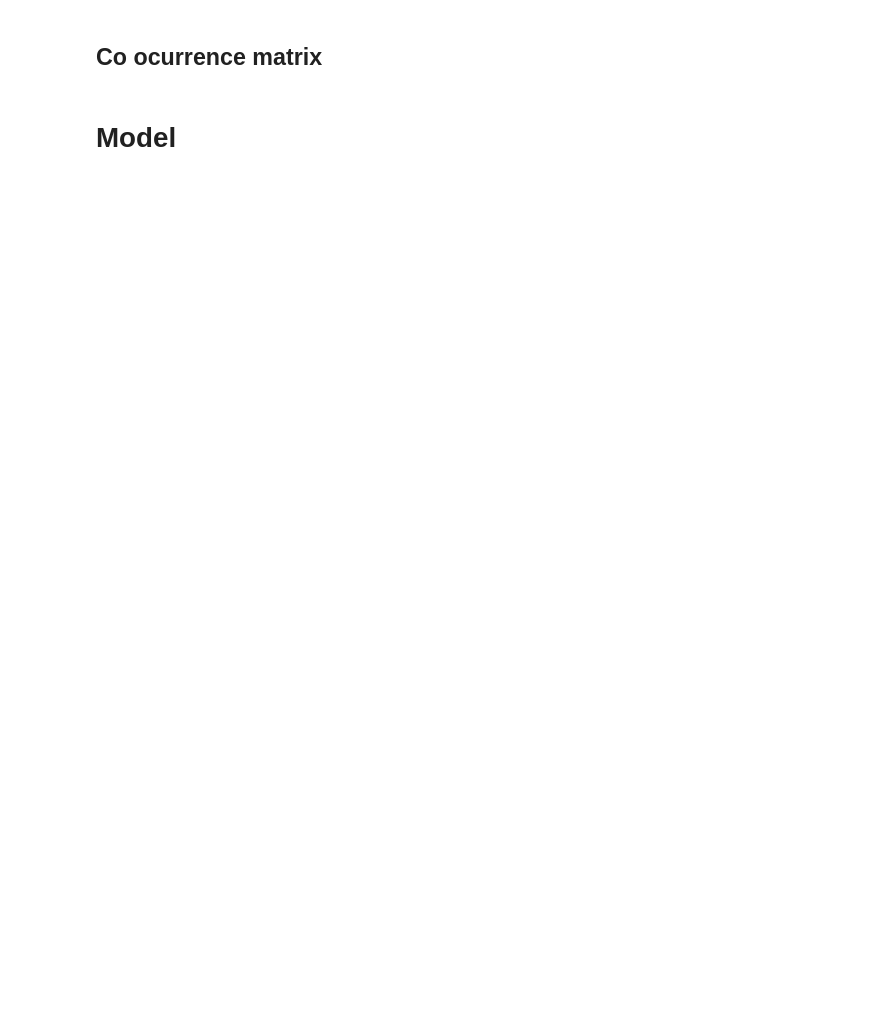
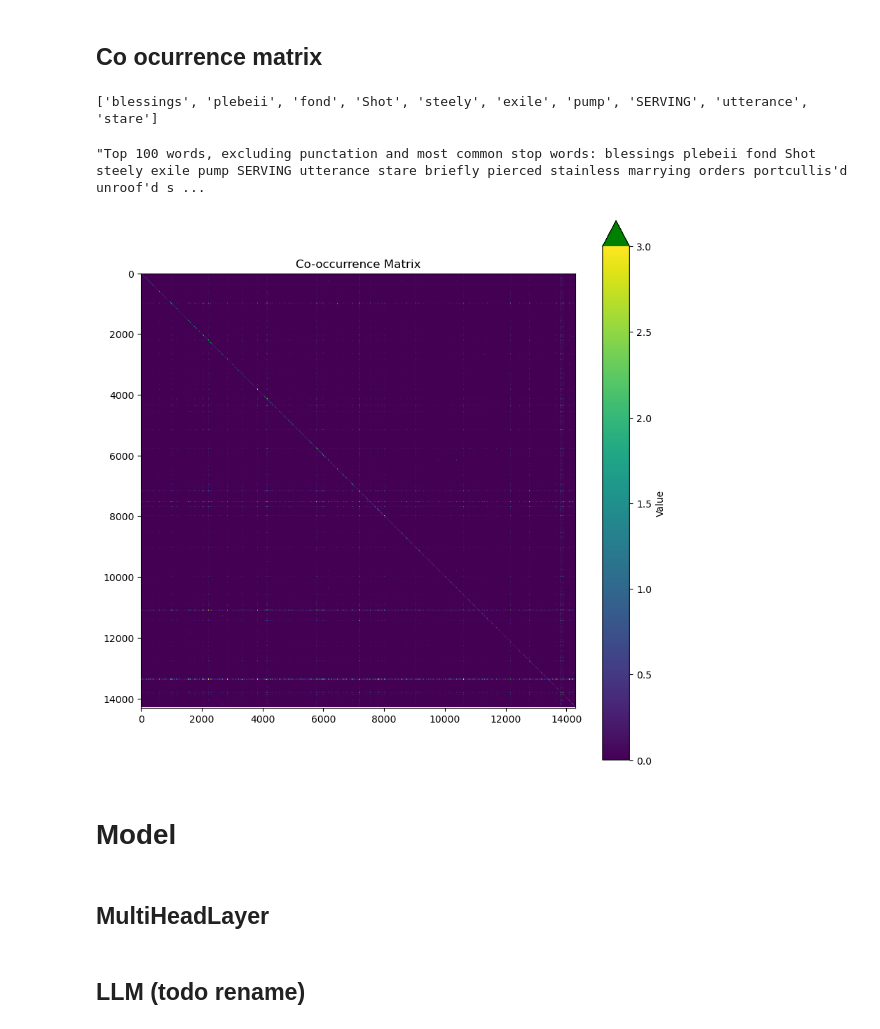
Before and after one commit to varunchitturi/ese-2000-labs, a Jupyter notebook: Lab 9/Lab_9.ipynb, the cells around one changed output. Cells and saved outputs as stored; diff of their text form; code cells hidden in the pictures; blank space fills up the shorter version.

```diff
--- a/Lab 9/Lab_9.ipynb
+++ b/Lab 9/Lab_9.ipynb
@@ -106,18 +148,25 @@ test_loader = DataLoader(test_set, batch_size=batch_size, shuffle=False)
 # %% [markdown]
 ## Co-occurrence matrix
 # %%
-# Create co-occurrence matrix
-# The co-occurrence matrix X is a VxV (V is our vocab size) symmetric matrix where X_ij is how many times the ith word appears within W words away from the jth word.
-W = 10
-X = torch.stack([torch.zeros(len(vocab)) for _ in range(len(vocab))])
-for t_idx in trange(len(tokenized_text)):
-    left_bound = max(t_idx-W//2,0)
-    right_bound = min(t_idx+W//2+1,len(tokenized_text))
-    context_words = tokenized_text[left_bound : right_bound]
-    for u_idx in range(left_bound, right_bound):
-        t = tokenized_text[t_idx]
-        u = tokenized_text[u_idx]
-        X[t, u] += 1.0
-X = X.to(device)
-# X should be a symmetric matrix
-torch.isclose(X, X.T, atol=1e-3).all()
+#TODO commented bc its slow
+# # Create co-occurrence matrix
+# # The co-occurrence matrix C is a c x c (c is our vocab size) symmetric matrix where C_ij is how many times the ith word appears within W words away from the jth word.
+# W = 10
+# C = torch.stack([torch.zeros(len(vocab)) for _ in range(len(vocab))])
+# for t_idx in trange(len(tokenized_text)):
+#     left_bound = max(t_idx-W//2,0)
+#     right_bound = min(t_idx+W//2+1,len(tokenized_text))
+#     context_words = tokenized_text[left_bound : right_bound]
+#     for u_idx in range(left_bound, right_bound):
+#         t = tokenized_text[t_idx]
+#         u = tokenized_text[u_idx]
+#         C[t, u] += 1.0
+# C = C.to(device)
+# # X should be a symmetric matrix
+# torch.isclose(C, C.T, atol=1e-3).all()
+
+# # Save C so that we dont have to compute it again
+# torch.save(C, "X.pt")
+
+# Load C
+C = torch.load("C.pt").to(device)
@@ -179,42 +240,49 @@ plt.setp(markerline, marker='o', fillstyle='none')
 ## Co ocurrence matrix
 # %%
 # Top 10 words
-top_10_words = X.sum(axis=0).sort(descending=True).indices[:10]
+top_10_words = C.sum(axis=0).sort(descending=True).indices[:10]
 top_10_words = [vocab[i] for i in top_10_words]
 print(top_10_words)
+# %% [output]
+['blessings', 'plebeii', 'fond', 'Shot', 'steely', 'exile', 'pump', 'SERVING', 'utterance', 'stare']
 # %%
 import matplotlib.pyplot as plt
 import numpy as np
 
 # Remove all the punctations and stop words from the matrix for visualization
-X_viz = X.clone()
+X_viz = C.clone()
 words_to_remove = [",", ":", ".", "the", "I", "to", "and", ";", "of", "you", "my", "a", "?", "!", "in", "that", "And", "not", "-", "is", "me", "be", "it", "with", "your", "for", "his", "have", "this", "thou", "as", "thy", "will", "so", "but", "The", "To", "all", "her", "thee", "by", "are", "our", "do", "we"]
 vocab_to_remove_indices = set(words_to_tokens(words_to_remove))
 idx_to_viz = [i for i, word in enumerate(vocab) if word not in vocab_to_remove_indices]
 X_viz = X_viz[idx_to_viz, :][:, idx_to_viz]
 
 # top 20 words not including stop words
-top_100_words = X.sum(axis=0).sort(descending=True).indices[:100].cpu().numpy()
+top_100_words = C.sum(axis=0).sort(descending=True).indices[:100].cpu().numpy()
 top_100_nostop = [word for word in top_100_words if word not in vocab_to_remove_indices]
 display(f"Top 100 words, excluding punctation and most common stop words: {tokens_to_words(top_100_nostop)}")
 
 # Create a custom colormap
 cmap = plt.cm.get_cmap('viridis').copy()
 cmap.set_over('green')
 
 # Plot the image with the custom colormap
 plt.figure(figsize=(10, 10))
 plt.imshow(X_viz.cpu().numpy(), cmap=cmap, vmax=3)
 
 # Add colorbar with custom settings
 cbar = plt.colorbar(extend='max')
 cbar.set_label('Value')
 
 plt.title('Co-occurrence Matrix')
 plt.show()
 # Model
+# %% [output]
+"Top 100 words, excluding punctation and most common stop words: blessings plebeii fond Shot steely exile pump SERVING utterance stare briefly pierced stainless marrying orders portcullis'd unroof'd s ...
+[figure, added]
 # %% [markdown]
 # Model
+# %% [markdown]
+## MultiHeadLayer
 # %%
 class MultiHeadLayer(nn.Module):
     """
@@ -315,5 +383,7 @@ class MultiHeadLayer(nn.Module):
         X_l = self.dropout(X_l)
 
         return X_l
+# %% [markdown]
+## LLM (todo rename)
 # %%
 class LLM(nn.Module):
```
Also changed, not shown: parts of 14 cells of this notebook.
